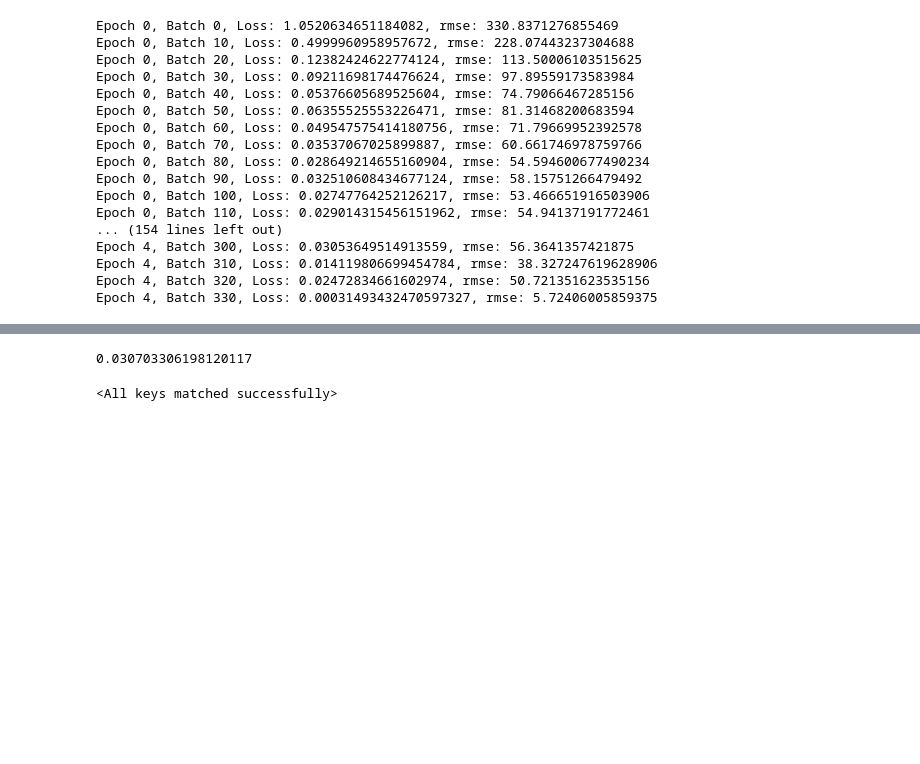
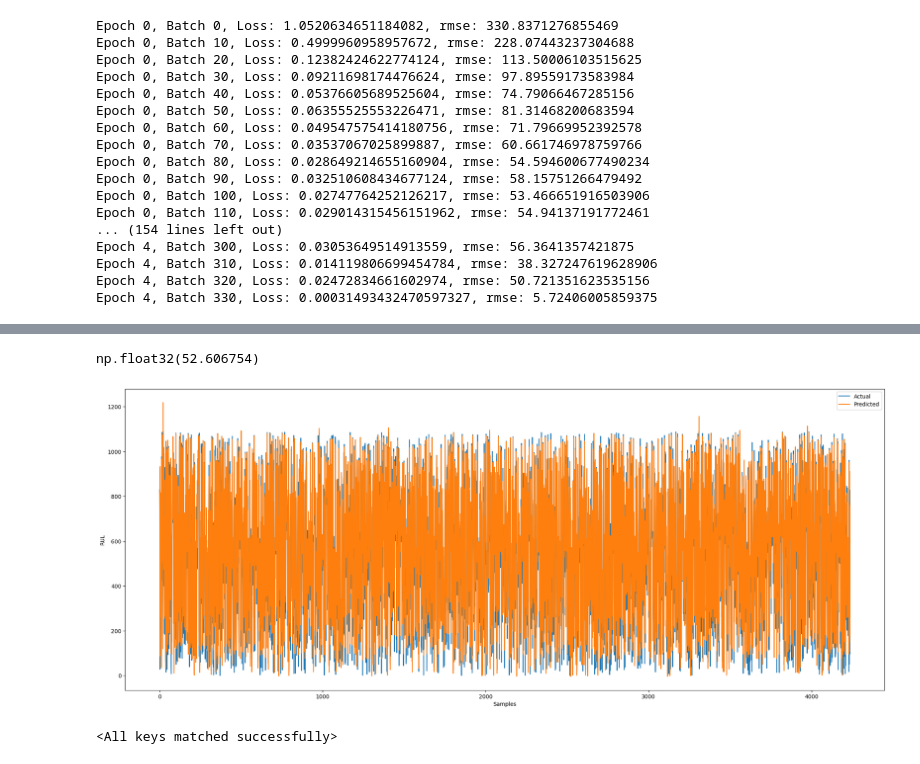
Before and after one commit to Shubham-Mate/Battery-RUL-Prediction-with-Neural-ODEs, a Jupyter notebook: Neural ODE Experiments.ipynb, the cells around one changed output, grey strips where cells are left out. Saved outputs shown, nothing was run; the diff lists cells and outputs as text; code cells hidden in the pictures; blank space fills up the shorter version.

Commit message:
Added Methodology to Report + Collected plot images for it

```diff
--- a/Neural ODE Experiments.ipynb
+++ b/Neural ODE Experiments.ipynb
@@ -339,22 +289,5 @@ experimental_df.corr()
 # %% [markdown]
 ### We'll use first 10 batteries data as training set, and rest as test set
-# %%
-def create_matrix_from_arange(vec1, vec2, n):
-
-    rows = []
-
-    for v1, v2 in zip(vec1, vec2):
-        # Create a range from v1 to v2 (exclusive) and append to rows
-        row = torch.linspace(v1, v2, n)
-        rows.append(row)
-
-    max_length = max(len(row) for row in rows)
-
-    padded_rows = [torch.cat([row, torch.zeros(max_length - len(row))]) for row in rows]
-
-    matrix = torch.stack(padded_rows)
-
-    return matrix
 # %%
 class ODEFunc(torch.nn.Module):
     def __init__(self, input_dim):
@@ -405,7 +338,7 @@ class ODERNN(torch.nn.Module):
 
         return self.fc(out)
 # %%
-model = ODERNN(10, Model_Config.HIDDEN_DIMS.value, 1)
+model = ODERNN(10, Model_Config.HIDDEN_DIM.value, 1)
 model = model.to(device)
 criterion = torch.nn.MSELoss()
 optimizer = torch.optim.Adam(model.parameters(), lr=Model_Config.LEARNING_RATE.value, weight_decay=Model_Config.REGULARIZATION_PARAMETER.value)
@@ -452,11 +385,17 @@ Epoch 4, Batch 330, Loss: 0.00031493432470597327, rmse: 5.72406005859375
 test_dataset = SlidingWindowDataset(test_dataset_x, test_dataset_y)
 test_dataloader = DataLoader(test_dataset, batch_size=32, shuffle=True)
 # %%
+rmse = []
+actual = np.array([])
+predicted = np.array([])
 for x, y in test_dataloader:
     model.eval()
     for batch in x:
         batch[:, 1:] = torch.tensor(median_smoothing_with_kernel(batch[:, 1:], window_size=WINDOW_SIZE))
     pred = model(x[..., WINDOW_SIZE // 2: -WINDOW_SIZE // 2, 1:].to(device), x[..., WINDOW_SIZE // 2: -WINDOW_SIZE // 2, 0].to(device))
     loss = criterion(pred.view(-1), y.view(-1).to(device))
+    actual = np.concatenate((actual, y_scaler.inverse_transform(y.view(-1, 1).detach().numpy()).flatten()))
+    predicted = np.concatenate((predicted, y_scaler.inverse_transform(pred.view(-1, 1).detach().cpu().numpy()).flatten()))
+    rmse.append(root_mean_squared_error(y_scaler.inverse_transform(y.view(-1, 1).detach().numpy()), y_scaler.inverse_transform(pred.view(-1, 1).detach().cpu().numpy())))
     print(f'loss: {loss.item()}, Batch root mean square error: {root_mean_squared_error(y_scaler.inverse_transform(y.view(-1, 1).detach().numpy()), y_scaler.inverse_transform(pred.view(-1, 1).detach().cpu().numpy()))}')
 # %% [output]
@@ -480,7 +419,20 @@ loss: 0.028681842610239983, Batch root mean square error: 54.62567901611328
 # %%
-loss.item()
+np.mean(np.array(rmse))
 # %% [output]
-0.030703306198120117
+np.float32(52.606754)
+# %%
+f = plt.figure()
+f.set_figwidth(25)
+f.set_figheight(10)
+plt.plot(actual, label='Actual')
+plt.plot(predicted, label='Predicted')
+plt.legend()
+plt.xlabel("Samples")
+plt.ylabel("RUL")
+plt.savefig("./report/imgs/predicted.png")
+plt.show()
+# %% [output]
+[figure, added]
 # %%
 torch.save(model.state_dict(), Model_Config.SAVED_MODELS_PATH.value / 'model_3.pth')
 # %%
```
Also changed, not shown: parts of 11 cells of this notebook, 11 other files.
